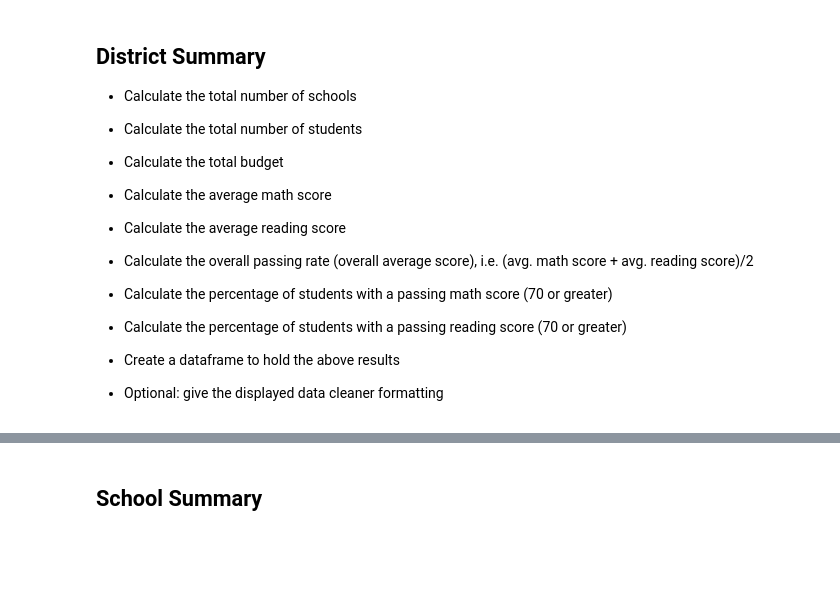
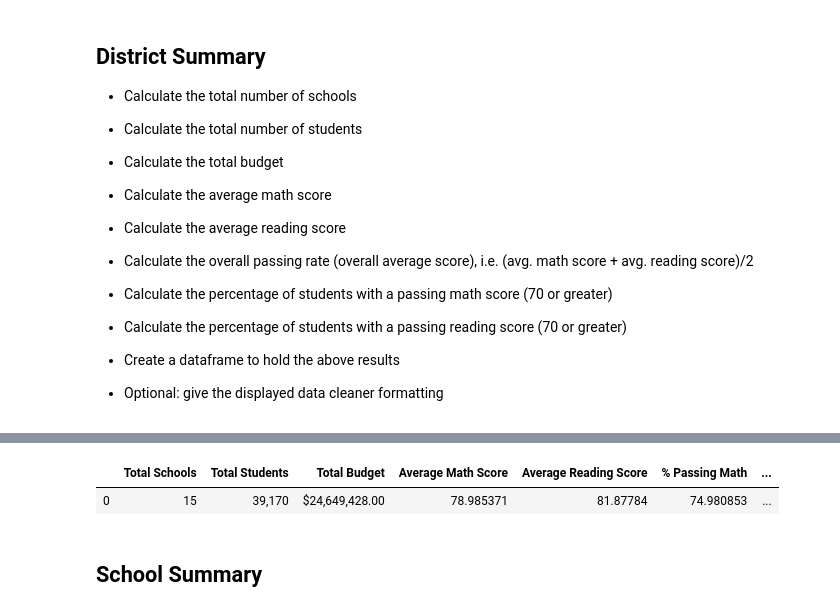
Before and after one commit to kirpatrick/pandas-challenge, a Jupyter notebook: PyCitySchools/PyCitySchools_starter.ipynb, the cells around one changed output, grey strips where cells are left out. Saved outputs shown, nothing was run; the diff lists cells and outputs as text; code cells hidden in the pictures; blank space fills up the shorter version.

Commit message:
Completed District Summary

```diff
--- a/PyCitySchools/PyCitySchools_starter.ipynb
+++ b/PyCitySchools/PyCitySchools_starter.ipynb
@@ -71,3 +54,66 @@ len(passing_reading_scores)
+# %%
+# Calculate the total number of schools
+total_schools = len(school_data_complete["school_name"].unique())
+############################################################################
+
+# Calculate the total number of students
+total_students = len(school_data_complete["Student ID"].unique())
+############################################################################
+
+# Calculate the total budget
+total_budget = sum(school_data_complete["budget"].unique())
+############################################################################
+
+# Calculate the average math score
+avg_math_score = mean(school_data_complete["math_score"])
+############################################################################
+
+# Calculate the average reading score
+avg_reading_score = mean(school_data_complete["reading_score"])
+############################################################################
+
+# Calculate the overall passing rate (overall average score), i.e. (avg. math score + avg. reading score)/2
+percent_overall_avg = (avg_math_score + avg_reading_score) / 2
+############################################################################
+
+# Calculate the percentage of students with a passing math score (70 or greater)
+# Calculate the total with a math score 70 or greater
+total_passing_math = len(school_data_complete["Student ID"].unique()[school_data_complete["math_score"] >= 70])
+
+# Divide the total passing by the total number of students.  Multiply total by 100 to format per column header
+percent_passing_math = (total_passing_math/total_students) * 100
+############################################################################
+
+# Calculate the percentage of students with a passing reading score (70 or greater)
+# Calculate the total with a reading score 70 or greater
+total_passing_reading = len(school_data_complete["Student ID"].unique()[school_data_complete["reading_score"] >= 70])
+
+# Divide the total passing by the total number of students.  Multiply total by 100 to format per column header
+percent_passing_reading = (total_passing_reading/total_students) * 100
+############################################################################
+
+# Create a dataframe to hold the above results
+district_summary_data = pd.DataFrame({
+    "Total Schools":[total_schools],
+
+    # Format total_students; include commas
+    "Total Students":[f"{total_students:,}"],
+
+    # Format total_budget; print US dollar format with commas
+    "Total Budget":[locale.currency(total_budget, grouping=True)],
+
+    "Average Math Score":[avg_math_score],
+    "Average Reading Score":[avg_reading_score],
+    "% Passing Math":[percent_passing_math],
+    "% Passing Reading":[percent_passing_reading],
+    "% Overall Passing Rate":[percent_overall_avg]
+})
+
+# Display District Summary
+district_summary_data
+# %% [output]
+|  | Total Schools | Total Students | Total Budget | Average Math Score | Average Reading Score | % Passing Math | ... |
+| 0 | 15 | 39,170 | $24,649,428.00 | 78.985371 | 81.87784 | 74.980853 | ... |
 # %% [markdown]
 ## School Summary
 # %% [markdown]
```
Also changed, not shown: parts of 4 cells of this notebook.
